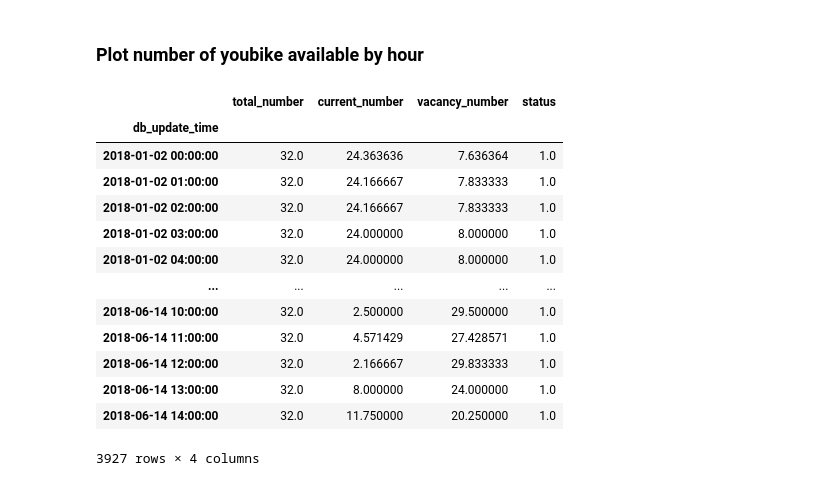
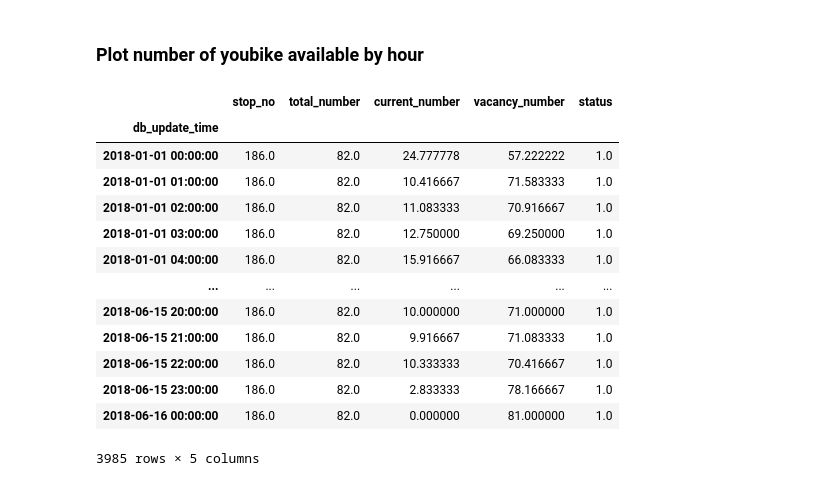
Before and after one commit to cyyeh/ds-portfolios, a Jupyter notebook: projects/youbike/notebooks/1.0-youbike-history-data-eda.ipynb, the cells around one changed output. Cells and saved outputs as stored; diff of their text form; code cells hidden in the pictures.

```diff
--- a/projects/youbike/notebooks/1.0-youbike-history-data-eda.ipynb
+++ b/projects/youbike/notebooks/1.0-youbike-history-data-eda.ipynb
@@ -135,3 +112,5 @@ def get_youbike_history_data(to_dataframe=True, stop_no_subset=None):
+# %%
+df = get_youbike_history_data(stop_no=186) #台北市立大學
 # %% [markdown]
 ## EDA
 # %%
@@ -139,2 +125,0 @@ df.head()
-# %%
-df = get_youbike_history_data(stop_no_subset=['0304'])
@@ -274,20 +202,20 @@ plt.plot(x, y);
 # %% [markdown]
 ### Plot number of youbike available by hour
 # %%
-df_H = df_by_time.resample('H').mean().compute()
+df_H = df.resample('H').mean()
 df_H
 # %% [output]
-|  | total_number | current_number | vacancy_number | status |
-| db_update_time |  |  |  |  |
-| 2018-01-02 00:00:00 | 32.0 | 24.363636 | 7.636364 | 1.0 |
-| 2018-01-02 01:00:00 | 32.0 | 24.166667 | 7.833333 | 1.0 |
-| 2018-01-02 02:00:00 | 32.0 | 24.166667 | 7.833333 | 1.0 |
-| 2018-01-02 03:00:00 | 32.0 | 24.000000 | 8.000000 | 1.0 |
-| 2018-01-02 04:00:00 | 32.0 | 24.000000 | 8.000000 | 1.0 |
-| ... | ... | ... | ... | ... |
-| 2018-06-14 10:00:00 | 32.0 | 2.500000 | 29.500000 | 1.0 |
-| 2018-06-14 11:00:00 | 32.0 | 4.571429 | 27.428571 | 1.0 |
-| 2018-06-14 12:00:00 | 32.0 | 2.166667 | 29.833333 | 1.0 |
-| 2018-06-14 13:00:00 | 32.0 | 8.000000 | 24.000000 | 1.0 |
-| 2018-06-14 14:00:00 | 32.0 | 11.750000 | 20.250000 | 1.0 |
+|  | stop_no | total_number | current_number | vacancy_number | status |
+| db_update_time |  |  |  |  |  |
+| 2018-01-01 00:00:00 | 186.0 | 82.0 | 24.777778 | 57.222222 | 1.0 |
+| 2018-01-01 01:00:00 | 186.0 | 82.0 | 10.416667 | 71.583333 | 1.0 |
+| 2018-01-01 02:00:00 | 186.0 | 82.0 | 11.083333 | 70.916667 | 1.0 |
+| 2018-01-01 03:00:00 | 186.0 | 82.0 | 12.750000 | 69.250000 | 1.0 |
+| 2018-01-01 04:00:00 | 186.0 | 82.0 | 15.916667 | 66.083333 | 1.0 |
+| ... | ... | ... | ... | ... | ... |
+| 2018-06-15 20:00:00 | 186.0 | 82.0 | 10.000000 | 71.000000 | 1.0 |
+| 2018-06-15 21:00:00 | 186.0 | 82.0 | 9.916667 | 71.083333 | 1.0 |
+| 2018-06-15 22:00:00 | 186.0 | 82.0 | 10.333333 | 70.416667 | 1.0 |
+| 2018-06-15 23:00:00 | 186.0 | 82.0 | 2.833333 | 78.166667 | 1.0 |
+| 2018-06-16 00:00:00 | 186.0 | 82.0 | 0.000000 | 81.000000 | 1.0 |
-3927 rows × 4 columns
+3985 rows × 5 columns
```
Also changed, not shown: parts of 28 cells of this notebook.
